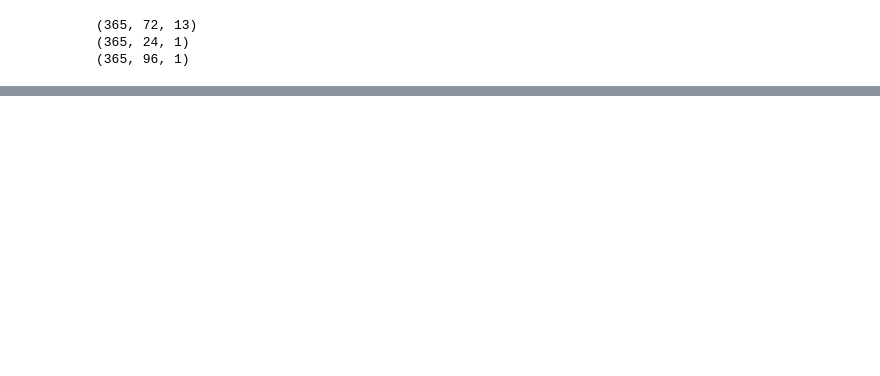
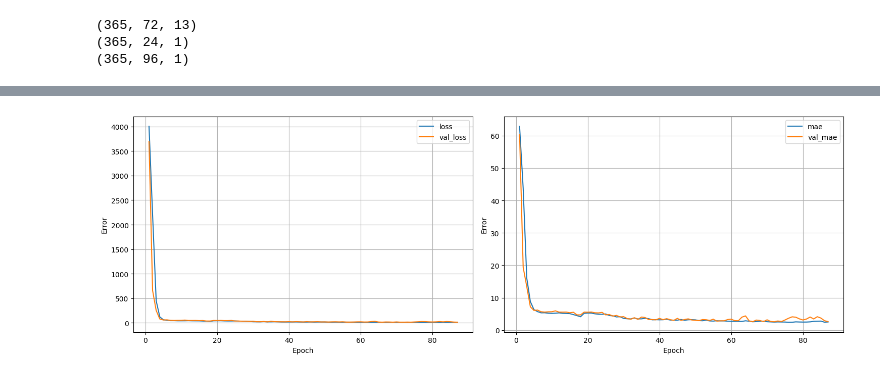
Before and after one commit to davidspector67/weather_predictor, a Jupyter notebook: project_lstm.ipynb, the cells around one changed output, grey strips where cells are left out. Drawn from its saved outputs; the diff is of its cells as text; code cells hidden in the pictures; blank space fills up the shorter version.

```diff
--- a/project_lstm.ipynb
+++ b/project_lstm.ipynb
@@ -498 +602,6 @@ Predictor.plot_predictions_at_random_point(DataClass.test_X, DataClass.test_Y, D
 <Figure size 1600x300 with 0 Axes>
+# %%
+HybridPredictor = HybridWeatherPredictor(in_window_len, out_window_len, n_features_in, n_features_out, epochs, batch_size)
+HybridPredictor.train(DataClass.train_X, DataClass.train_Y, DataClass.validation_X, DataClass.validation_Y)
+# %% [output]
+[figure, added]
```
Also changed, not shown: parts of 11 cells of this notebook, 1 other file.
